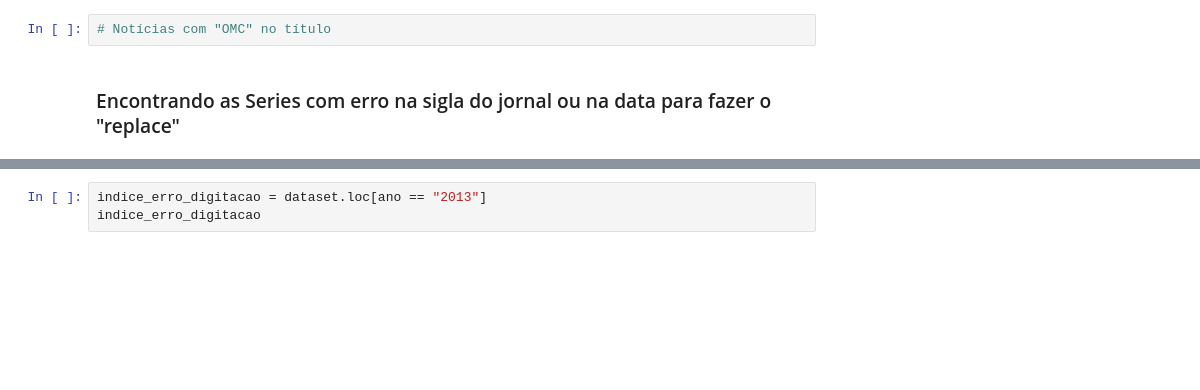
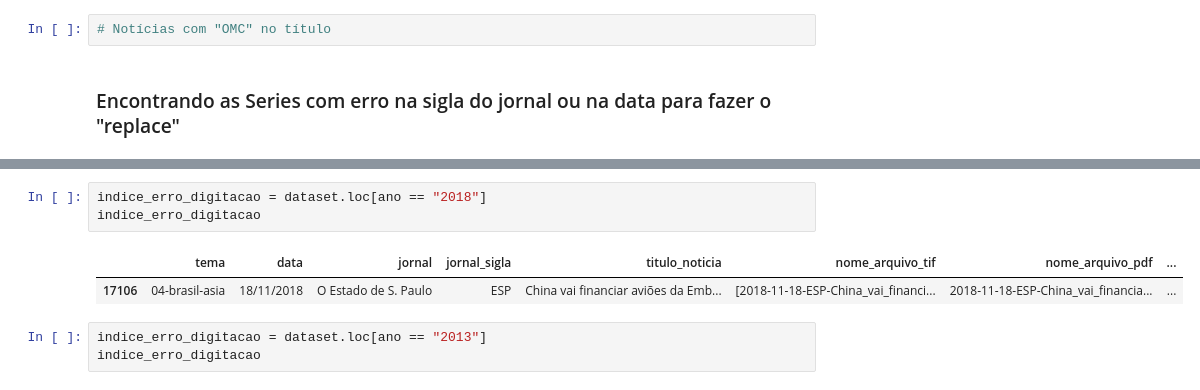
Before and after one commit to thiagovicino/python_analise_dados, a Jupyter notebook: Análise_dados_02_json_thiago.ipynb, the cells around one changed output, grey strips where cells are left out. Drawn from its saved outputs; the diff is of its cells as text; blank space fills up the shorter version.

```diff
--- a/Análise_dados_02_json_thiago.ipynb
+++ b/Análise_dados_02_json_thiago.ipynb
@@ -255,6 +301,12 @@ indice_erro_digitacao
 # %% [output]
 |  | tema | data | jornal | jornal_sigla | titulo_noticia | nome_arquivo_tif | nome_arquivo_pdf | ... |
 | 28510 | 02-brasil-america_latina | 12/06/95 | Gazeta Mercantil | GZM | Mercosul tem criticos no governo | [95-06-12-GZM-Mercosul_tem_critic... | 95-06-12-GZM-Mercosul_tem_critico... | ... |
+# %%
+indice_erro_digitacao = dataset.loc[ano == "2018"]
+indice_erro_digitacao
+# %% [output]
+|  | tema | data | jornal | jornal_sigla | titulo_noticia | nome_arquivo_tif | nome_arquivo_pdf | ... |
+| 17106 | 04-brasil-asia | 18/11/2018 | O Estado de S. Paulo | ESP | China vai financiar aviões da Emb... | [2018-11-18-ESP-China_vai_financi... | 2018-11-18-ESP-China_vai_financia... | ... |
 # %%
 indice_erro_digitacao = dataset.loc[ano == "2013"]
 indice_erro_digitacao
```
Also changed, not shown: parts of 8 cells of this notebook.
